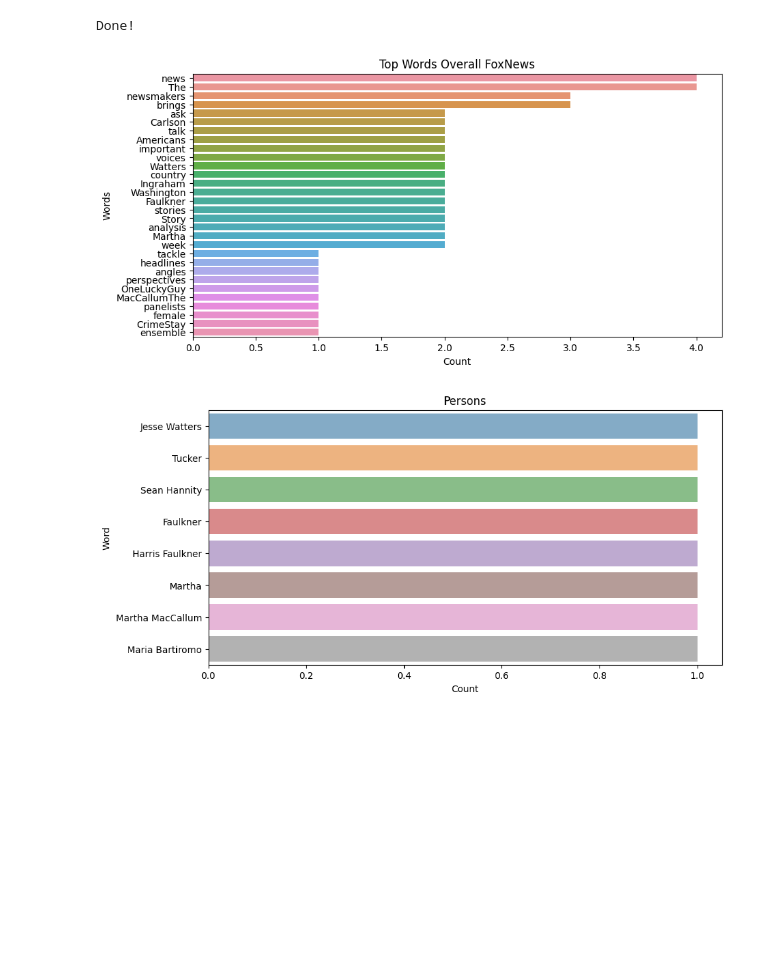
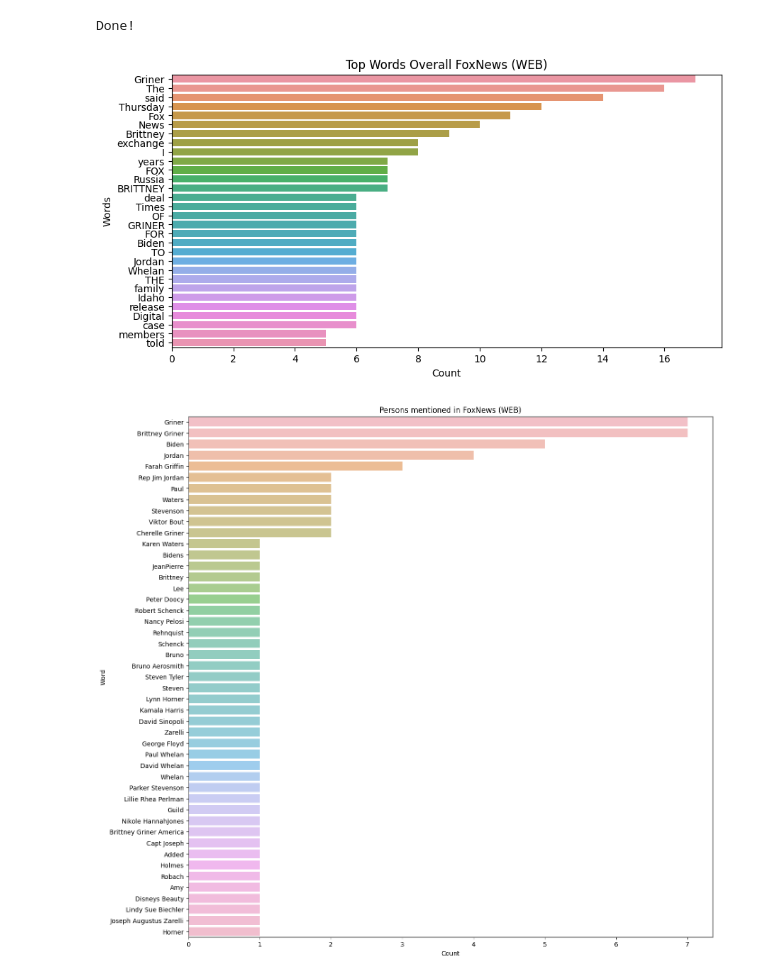
Before and after one commit to siddh34/Sentiment-Analysis, a Jupyter notebook: analysis.ipynb, the cells around one changed output. Drawn from its saved outputs; the diff is of its cells as text; code cells hidden in the pictures; blank space fills up the shorter version.

```diff
--- a/analysis.ipynb
+++ b/analysis.ipynb
@@ -240,14 +177,3 @@ df24.drop('Unnamed: 0',axis=1)
-# %%
-# getting polarity for various dfs (Just change the number near df)
-
-twitPolarityList = []
-
-for text in df21['Tweet Text']:
-    blob = TextBlob(text)
-    sentiment = blob.sentiment.polarity
-    twitPolarityList.append(sentiment)
-
-twitPolarityList[:90]
 # %% [markdown]
 # Data Visualization (Part 1)
 # %% [markdown]
@@ -458,27 +342,23 @@ Done!
 # %%
 dfFoxNewsWebWordCount,dfFoxNewsWebPersonCount  = returnData(dfFoxNewsWeb)
 # %%
-import matplotlib.pyplot as plt
-import numpy as np
-import seaborn as sns
-
 dfFoxNewsWebWordCount = dfFoxNewsWebWordCount[:30]
 plt.figure(figsize=(10,5))
 sns.barplot(x=dfFoxNewsWebWordCount.values,y=dfFoxNewsWebWordCount.index)
-plt.title('Top Words Overall FoxNews')
+plt.title('Top Words Overall FoxNews (WEB)')
 plt.ylabel('Words')
 plt.xlabel("Count")
 plt.show()
 # %% [output]
-[figure, old version]
+[figure, new version]
 # %%
-plt.figure(figsize=(10,5))
+plt.figure(figsize=(15,15))
 sns.barplot(x=dfFoxNewsWebPersonCount.values,y=dfFoxNewsWebPersonCount.index,alpha=0.6)
-plt.title("Persons")
+plt.title("Persons mentioned in FoxNews (WEB)")
 plt.xlabel("Count")
 plt.ylabel("Word")
 plt.show()
 # %% [output]
-[figure, old version]
+[figure, new version]
 # %%
 dfCNNWebCount,dfCNNWebPersonCount  = returnData(dfCNNWeb)
```
Also changed, not shown: parts of 48 cells of this notebook, 15 other files.
